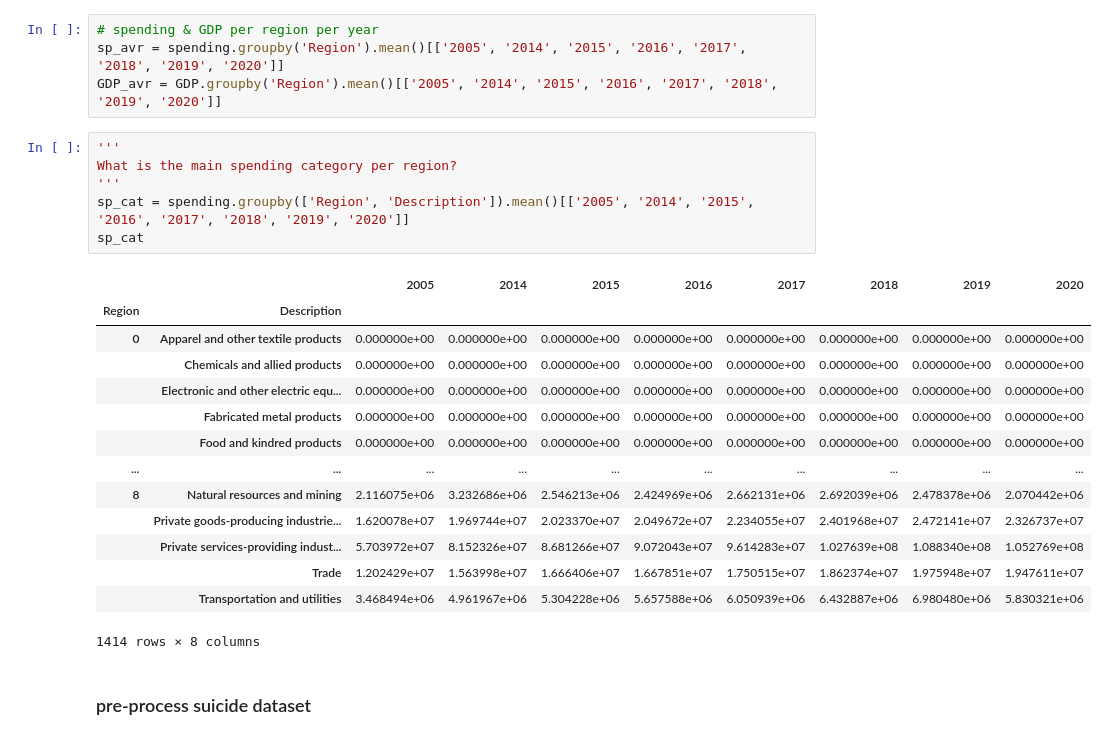
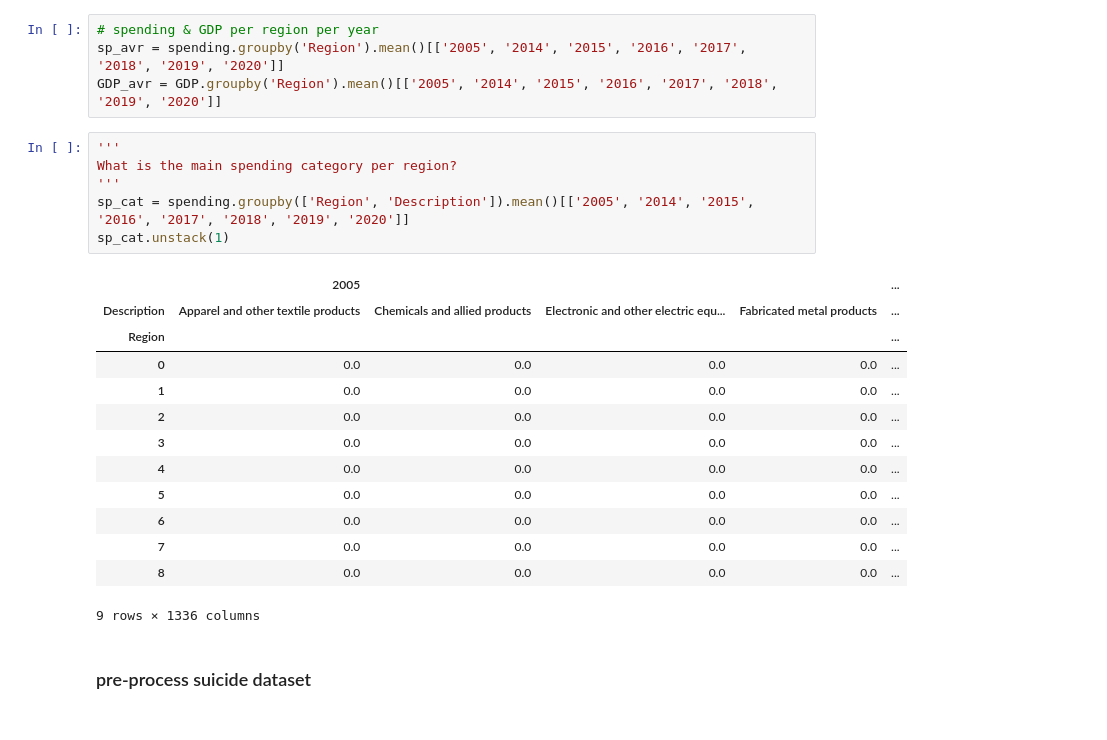
Before and after one commit to MajdAlali99/Data-Wrangling-Project, a Jupyter notebook: Majd/EconomicalFactors-SuicideRate-Analysis.ipynb, the cells around one changed output. Saved outputs shown, nothing was run; the diff lists cells and outputs as text.

```diff
--- a/Majd/EconomicalFactors-SuicideRate-Analysis.ipynb
+++ b/Majd/EconomicalFactors-SuicideRate-Analysis.ipynb
@@ -74,23 +74,22 @@ GDP_avr = GDP.groupby('Region').mean()[['2005', '2014', '2015', '2016', '2017',
 # %%
 '''
 What is the main spending category per region?
 '''
 sp_cat = spending.groupby(['Region', 'Description']).mean()[['2005', '2014', '2015', '2016', '2017', '2018', '2019', '2020']]
-sp_cat
+sp_cat.unstack(1)
 # %% [output]
-|  |  | 2005 | 2014 | 2015 | 2016 | 2017 | 2018 | 2019 | 2020 |
-| Region | Description |  |  |  |  |  |  |  |  |
-| 0 | Apparel and other textile products | 0.000000e+00 | 0.000000e+00 | 0.000000e+00 | 0.000000e+00 | 0.000000e+00 | 0.000000e+00 | 0.000000e+00 | 0.000000e+00 |
-|  | Chemicals and allied products | 0.000000e+00 | 0.000000e+00 | 0.000000e+00 | 0.000000e+00 | 0.000000e+00 | 0.000000e+00 | 0.000000e+00 | 0.000000e+00 |
-|  | Electronic and other electric equ... | 0.000000e+00 | 0.000000e+00 | 0.000000e+00 | 0.000000e+00 | 0.000000e+00 | 0.000000e+00 | 0.000000e+00 | 0.000000e+00 |
-|  | Fabricated metal products | 0.000000e+00 | 0.000000e+00 | 0.000000e+00 | 0.000000e+00 | 0.000000e+00 | 0.000000e+00 | 0.000000e+00 | 0.000000e+00 |
-|  | Food and kindred products | 0.000000e+00 | 0.000000e+00 | 0.000000e+00 | 0.000000e+00 | 0.000000e+00 | 0.000000e+00 | 0.000000e+00 | 0.000000e+00 |
-| ... | ... | ... | ... | ... | ... | ... | ... | ... | ... |
-| 8 | Natural resources and mining | 2.116075e+06 | 3.232686e+06 | 2.546213e+06 | 2.424969e+06 | 2.662131e+06 | 2.692039e+06 | 2.478378e+06 | 2.070442e+06 |
-|  | Private goods-producing industrie... | 1.620078e+07 | 1.969744e+07 | 2.023370e+07 | 2.049672e+07 | 2.234055e+07 | 2.401968e+07 | 2.472141e+07 | 2.326737e+07 |
-|  | Private services-providing indust... | 5.703972e+07 | 8.152326e+07 | 8.681266e+07 | 9.072043e+07 | 9.614283e+07 | 1.027639e+08 | 1.088340e+08 | 1.052769e+08 |
-|  | Trade | 1.202429e+07 | 1.563998e+07 | 1.666406e+07 | 1.667851e+07 | 1.750515e+07 | 1.862374e+07 | 1.975948e+07 | 1.947611e+07 |
-|  | Transportation and utilities | 3.468494e+06 | 4.961967e+06 | 5.304228e+06 | 5.657588e+06 | 6.050939e+06 | 6.432887e+06 | 6.980480e+06 | 5.830321e+06 |
+|  | 2005 |  |  |  | ... |
+| Description | Apparel and other textile products | Chemicals and allied products | Electronic and other electric equ... | Fabricated metal products | ... |
+| Region |  |  |  |  | ... |
+| 0 | 0.0 | 0.0 | 0.0 | 0.0 | ... |
+| 1 | 0.0 | 0.0 | 0.0 | 0.0 | ... |
+| 2 | 0.0 | 0.0 | 0.0 | 0.0 | ... |
+| 3 | 0.0 | 0.0 | 0.0 | 0.0 | ... |
+| 4 | 0.0 | 0.0 | 0.0 | 0.0 | ... |
+| 5 | 0.0 | 0.0 | 0.0 | 0.0 | ... |
+| 6 | 0.0 | 0.0 | 0.0 | 0.0 | ... |
+| 7 | 0.0 | 0.0 | 0.0 | 0.0 | ... |
+| 8 | 0.0 | 0.0 | 0.0 | 0.0 | ... |
-1414 rows × 8 columns
+9 rows × 1336 columns
 # %% [markdown]
 ### pre-process suicide dataset
```
Also changed, not shown: parts of 1 cell of this notebook.
